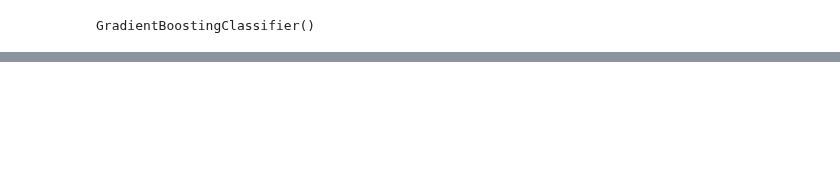
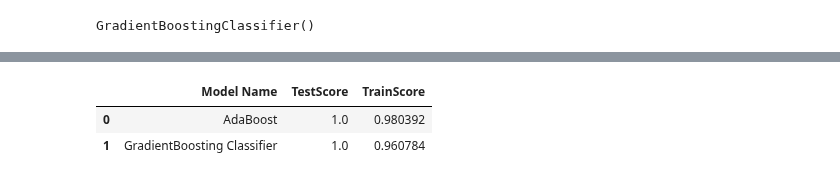
Before and after one commit to corentinleroux/ML-Project-M2IKSEM, a Jupyter notebook: notebook/Boosting.ipynb, the cells around one changed output, grey strips where cells are left out. Drawn from its saved outputs; the diff is of its cells as text; code cells hidden in the pictures; blank space fills up the shorter version.

```diff
--- a/notebook/Boosting.ipynb
+++ b/notebook/Boosting.ipynb
@@ -176,3 +176,6 @@ Accuracy: 98.0392156862745 %
+# %%
+adaboost_score_test = ada.score(X_test, y_test)
+adaboost_score_train = ada.score(X_train, y_train)
 # %%
 # Predicting Divorce using GradientBoosting Classifier
 gb = GradientBoostingClassifier()
@@ -210,0 +220,14 @@ Accuracy: 96.07843137254902 %
+# %%
+gb_score_test = gb.score(X_test, y_test)
+gb_score_train = gb.score(X_train, y_train)
+# %%
+scores = [['AdaBoost',adaboost_score_train,adaboost_score_test],
+          ['GradientBoosting Classifier',gb_score_train,gb_score_test],
+         ]
+
+score_df = pd.DataFrame(scores, columns = ['Model Name', 'TestScore' , 'TrainScore'])
+score_df.sort_values(by=["TestScore", "TrainScore"], ascending = False)
+# %% [output]
+|  | Model Name | TestScore | TrainScore |
+| 0 | AdaBoost | 1.0 | 0.980392 |
+| 1 | GradientBoosting Classifier | 1.0 | 0.960784 |
```
Also changed, not shown: parts of 11 cells of this notebook, 6 other files.
